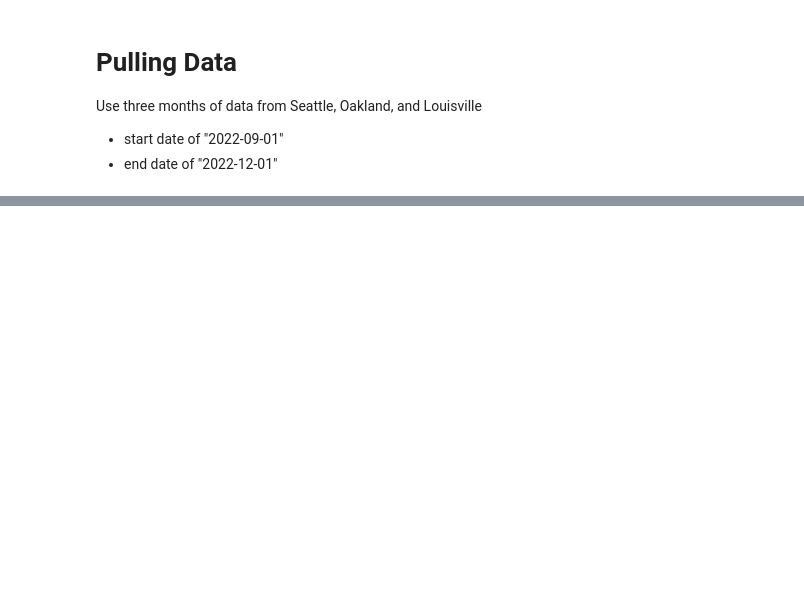
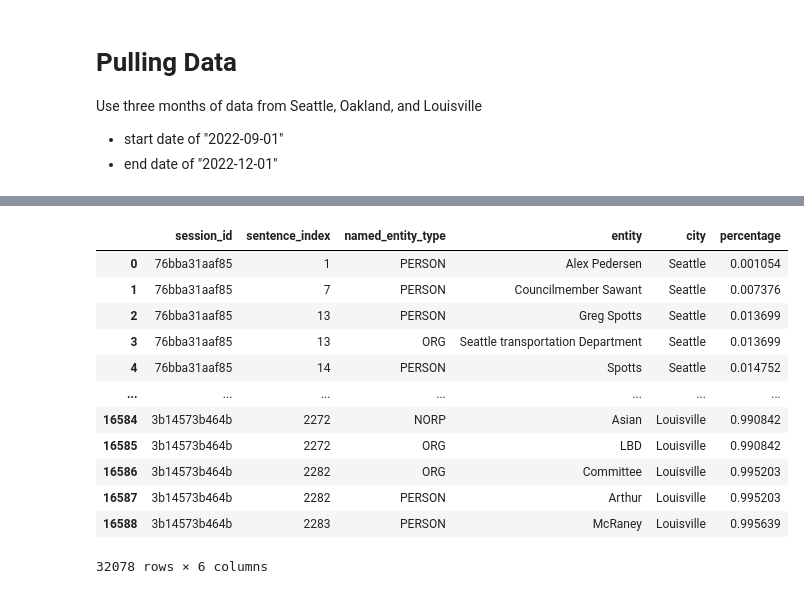
Before and after one commit to PugetSoundClinic-PIT/sig-cdp, a Jupyter notebook: week-5/combined_question1.ipynb, the cells around one changed output, grey strips where cells are left out. Cells and saved outputs as stored; diff of their text form; code cells hidden in the pictures; blank space fills up the shorter version.

```diff
--- a/week-5/combined_question1.ipynb
+++ b/week-5/combined_question1.ipynb
@@ -144,0 +189,24 @@ all_cities_sentences_df = pd.concat([seattle_all_sentence_df,
+# %%
+# add a new column to all_cities_df 'percentages' indicating when an entity is recognized in the meeting.
+percentages = []
+for i, row in all_cities_df.iterrows():
+    # Divide index by total number of sentences
+    percentages.append(row['sentence_index']/total_sentences_df.loc[row.session_id]['total_sentences'])
+
+
+all_cities_df["percentage"] = percentages
+all_cities_df
+# %% [output]
+|  | session_id | sentence_index | named_entity_type | entity | city | percentage |
+| 0 | 76bba31aaf85 | 1 | PERSON | Alex Pedersen | Seattle | 0.001054 |
+| 1 | 76bba31aaf85 | 7 | PERSON | Councilmember Sawant | Seattle | 0.007376 |
+| 2 | 76bba31aaf85 | 13 | PERSON | Greg Spotts | Seattle | 0.013699 |
+| 3 | 76bba31aaf85 | 13 | ORG | Seattle transportation Department | Seattle | 0.013699 |
+| 4 | 76bba31aaf85 | 14 | PERSON | Spotts | Seattle | 0.014752 |
+| ... | ... | ... | ... | ... | ... | ... |
+| 16584 | 3b14573b464b | 2272 | NORP | Asian | Louisville | 0.990842 |
+| 16585 | 3b14573b464b | 2272 | ORG | LBD | Louisville | 0.990842 |
+| 16586 | 3b14573b464b | 2282 | ORG | Committee | Louisville | 0.995203 |
+| 16587 | 3b14573b464b | 2282 | PERSON | Arthur | Louisville | 0.995203 |
+| 16588 | 3b14573b464b | 2283 | PERSON | McRaney | Louisville | 0.995639 |
+32078 rows × 6 columns
```
Also changed, not shown: parts of 18 cells of this notebook.
